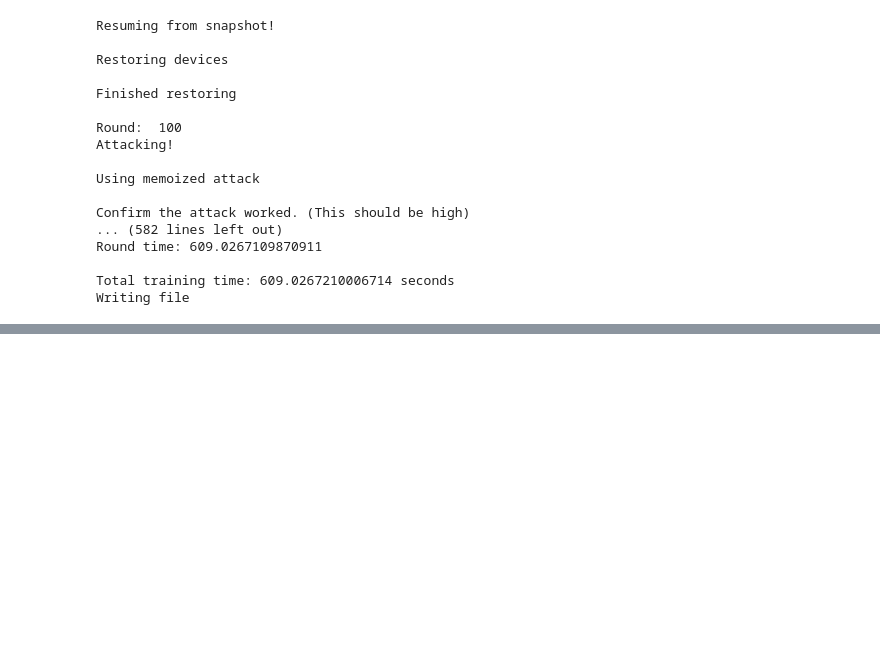
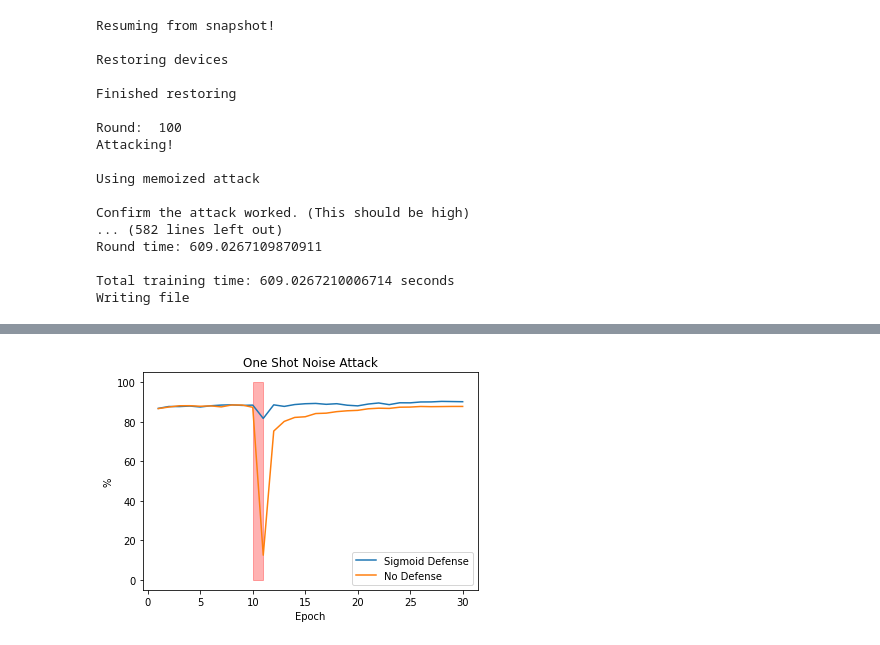
Before and after one commit to jordanbarkin/fhebackdoor, a Jupyter notebook: fhe-aggregation.ipynb, the cells around one changed output, grey strips where cells are left out. Drawn from its saved outputs; the diff is of its cells as text; code cells hidden in the pictures; blank space fills up the shorter version.

```diff
--- a/fhe-aggregation.ipynb
+++ b/fhe-aggregation.ipynb
@@ -1204,0 +1261,15 @@ Writing file
+# %%
+sigmoid_against_noise = load_result("sigmoid_against_noise_attack_final.pickle")
+# %%
+no_defense_noise = load_result("noise_attack_1_no_defense.pickle")
+# %%
+sd = sigmoid_against_noise.test_accuracy[100:]
+nd = no_defense_noise.test_accuracy[100:]
+tracks2 = {
+    "Sigmoid Defense" : sd,
+    "No Defense" : nd
+}
+# %%
+make_plot_better(tracks2, 30, title="One Shot Noise Attack", y_axis_lab="%", should_average=False,  add_attack_region =(10,12), n=0, alpha = .3)
+# %% [output]
+[figure, added]
```
Also changed, not shown: parts of 20 cells of this notebook.
